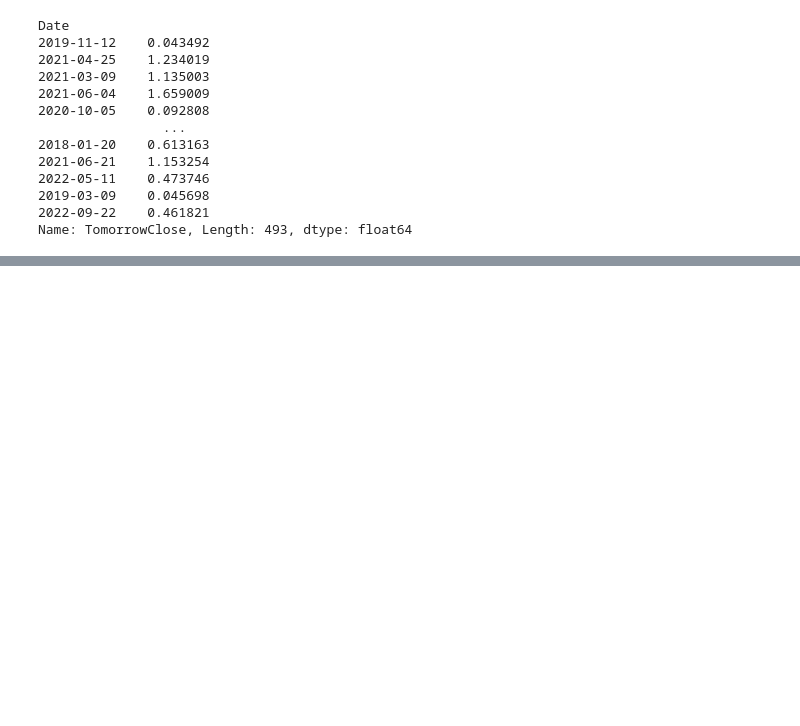
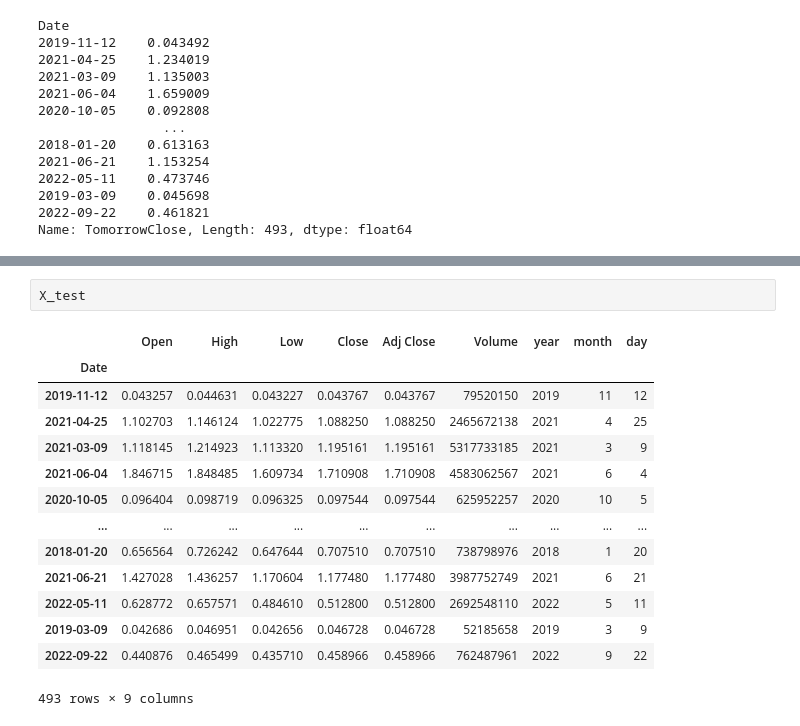
Before and after one commit to turkishfilms/Crypto-Oracle, a Jupyter notebook: Lance/Jupyter Notebooks and CSV_Files/Crypto Final Project - ADA.ipynb, the cells around one changed output, grey strips where cells are left out. Cells and saved outputs as stored; diff of their text form; blank space fills up the shorter version.

```diff
--- a/Lance/Jupyter Notebooks and CSV_Files/Crypto Final Project - ADA.ipynb
+++ b/Lance/Jupyter Notebooks and CSV_Files/Crypto Final Project - ADA.ipynb
@@ -321,0 +323,17 @@ array([0.04415345, 1.08890645, 1.18550886, 1.72630152, 0.09876228,
+# %%
+X_test
+# %% [output]
+|  | Open | High | Low | Close | Adj Close | Volume | year | month | day |
+| Date |  |  |  |  |  |  |  |  |  |
+| 2019-11-12 | 0.043257 | 0.044631 | 0.043227 | 0.043767 | 0.043767 | 79520150 | 2019 | 11 | 12 |
+| 2021-04-25 | 1.102703 | 1.146124 | 1.022775 | 1.088250 | 1.088250 | 2465672138 | 2021 | 4 | 25 |
+| 2021-03-09 | 1.118145 | 1.214923 | 1.113320 | 1.195161 | 1.195161 | 5317733185 | 2021 | 3 | 9 |
+| 2021-06-04 | 1.846715 | 1.848485 | 1.609734 | 1.710908 | 1.710908 | 4583062567 | 2021 | 6 | 4 |
+| 2020-10-05 | 0.096404 | 0.098719 | 0.096325 | 0.097544 | 0.097544 | 625952257 | 2020 | 10 | 5 |
+| ... | ... | ... | ... | ... | ... | ... | ... | ... | ... |
+| 2018-01-20 | 0.656564 | 0.726242 | 0.647644 | 0.707510 | 0.707510 | 738798976 | 2018 | 1 | 20 |
+| 2021-06-21 | 1.427028 | 1.436257 | 1.170604 | 1.177480 | 1.177480 | 3987752749 | 2021 | 6 | 21 |
+| 2022-05-11 | 0.628772 | 0.657571 | 0.484610 | 0.512800 | 0.512800 | 2692548110 | 2022 | 5 | 11 |
+| 2019-03-09 | 0.042686 | 0.046951 | 0.042656 | 0.046728 | 0.046728 | 52185658 | 2019 | 3 | 9 |
+| 2022-09-22 | 0.440876 | 0.465499 | 0.435710 | 0.458966 | 0.458966 | 762487961 | 2022 | 9 | 22 |
+493 rows × 9 columns
```
Also changed, not shown: parts of 7 cells of this notebook, 14 other files.
